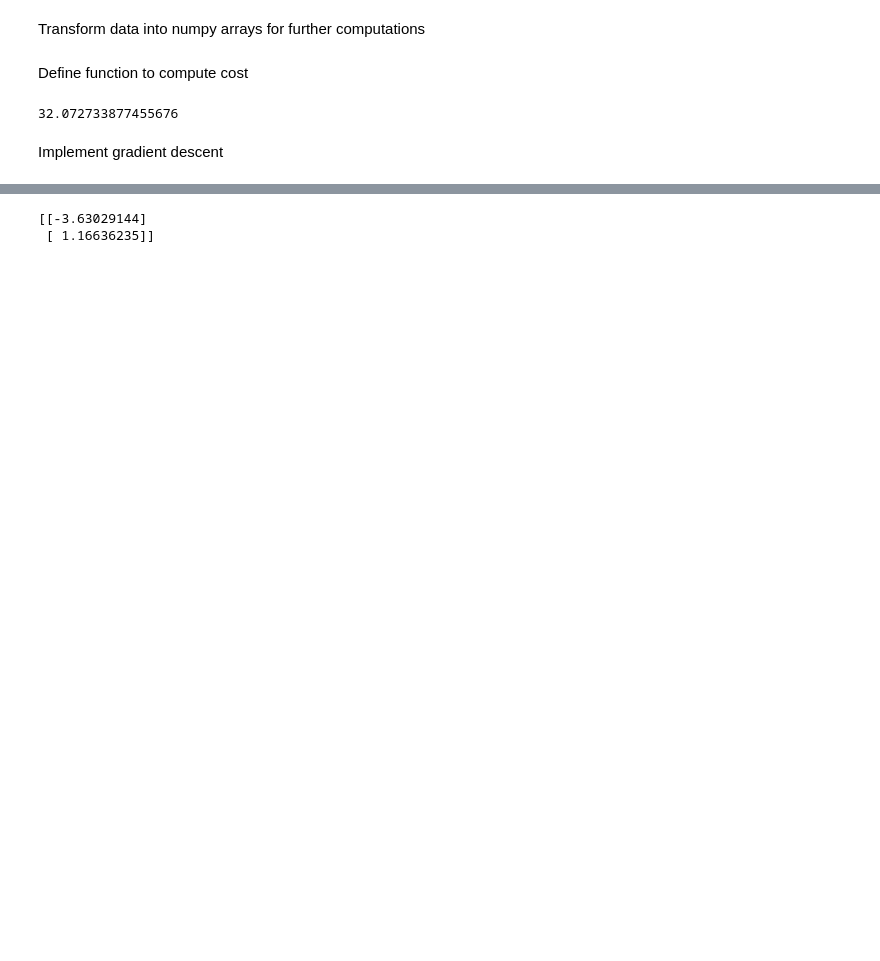
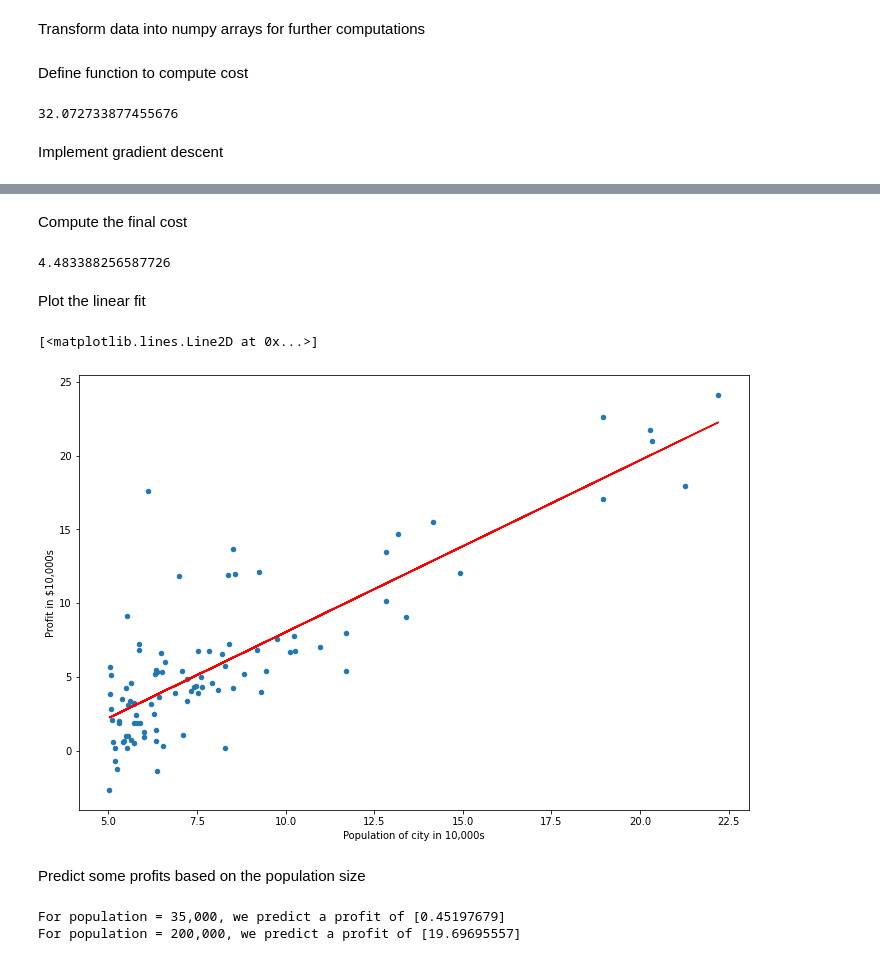
Before and after one commit to KOLA16/ML-exercises, a Jupyter notebook: notebooks/exercise-1-linear-regression.ipynb, the cells around one changed output, grey strips where cells are left out. Cells and saved outputs as stored; diff of their text form; code cells hidden in the pictures; blank space fills up the shorter version.

```diff
--- a/notebooks/exercise-1-linear-regression.ipynb
+++ b/notebooks/exercise-1-linear-regression.ipynb
@@ -100,6 +123,29 @@ def gradient_descent(X, y, theta, l_rate = 0.01, num_iters = 1500):
+# %% [markdown]
+Compute the final cost
 # %%
-theta = gradient_descent(X, y, theta)
-print(theta)
+J = compute_cost(X, y, theta)
+print(J)
 # %% [output]
-[[-3.63029144]
- [ 1.16636235]]
+4.483388256587726
+# %% [markdown]
+Plot the linear fit
+# %%
+data.plot(kind='scatter', x='Population of city in 10,000s', y='Profit in $10,000s', figsize=(12,8))
+plt.plot(X[:,1], np.dot(X, theta), c='r')
+# %% [output]
+[<matplotlib.lines.Line2D at 0x...>]
+[figure, added]
+# %% [markdown]
+Predict some profits based on the population size
+# %%
+# Profit for population size of 35,000
+predict_1 = np.dot(np.array([1, 3.5]), theta)
+print('For population = 35,000, we predict a profit of {profit}'.format(profit=predict_1*10000))
+
+
+# Profit for population size of 200,000
+predict_2 = np.dot(np.array([1, 20]), theta)
+print('For population = 200,000, we predict a profit of {profit}'.format(profit=predict_2*10000))
+# %% [output]
+For population = 35,000, we predict a profit of [0.45197679]
+For population = 200,000, we predict a profit of [19.69695557]
```
Also changed, not shown: parts of 8 cells of this notebook.
